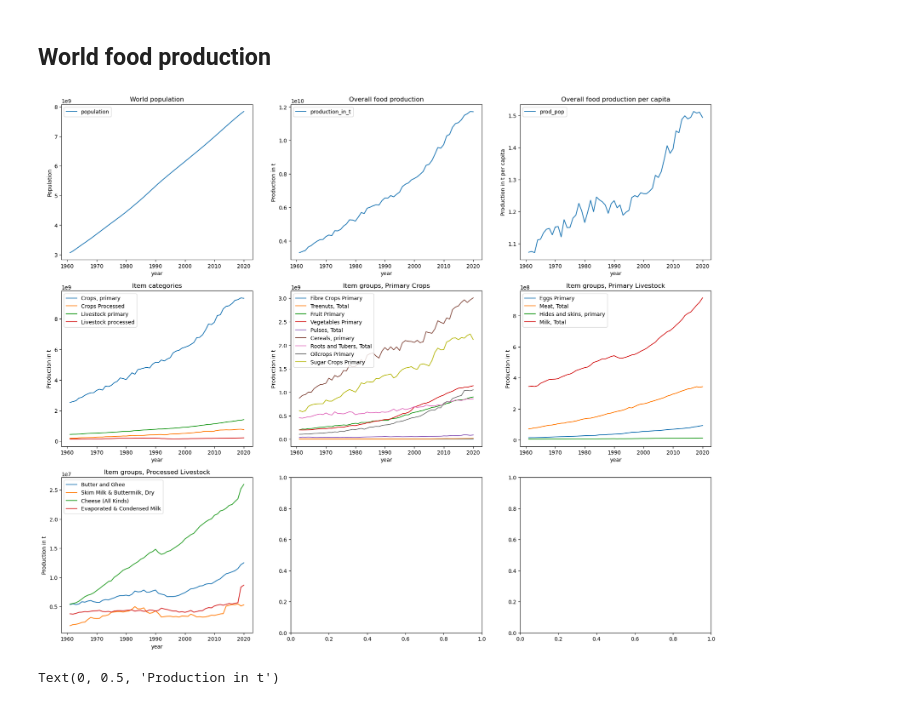
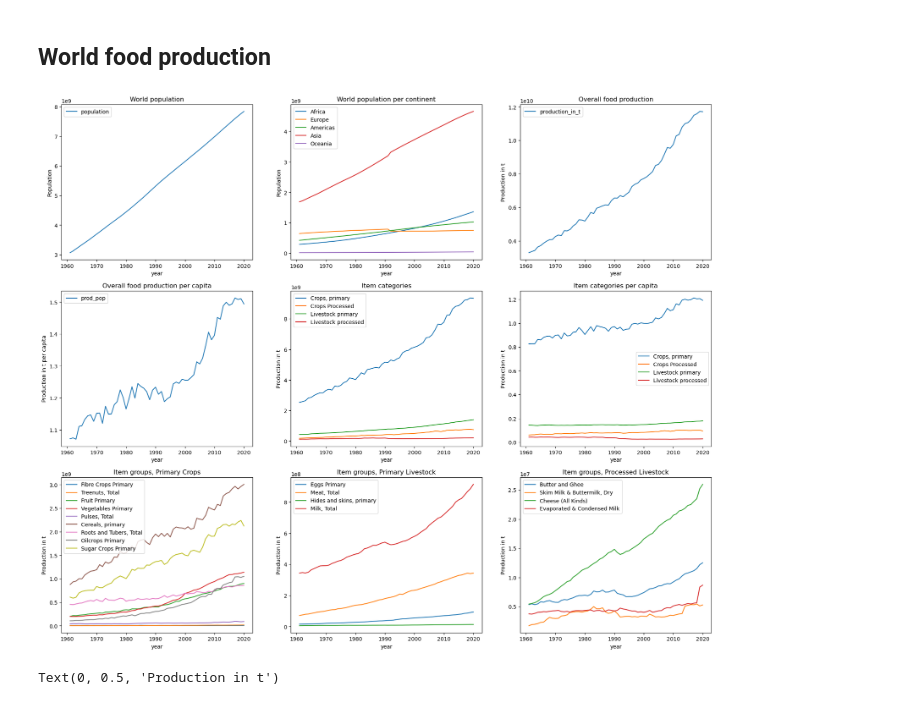
Before and after one commit to kostinam/neuefische-capstone, a Jupyter notebook: cl-eda.ipynb, the cells around one changed output. Cells and saved outputs as stored; diff of their text form; code cells hidden in the pictures.

```diff
--- a/cl-eda.ipynb
+++ b/cl-eda.ipynb
@@ -4,12 +4,12 @@ import matplotlib.pyplot as plt
 import _functions_sql as fs
 # %%
 # import from database
-df_prod_emis = fs.get_dataframe("SELECT *, case when emissions_co2eq_in_kt is null then emissions_co2eq_calc_in_kt else emissions_co2eq_in_kt end as emissions_co2eq_combined_in_kt from production_and_emissions")
+df_prod_emis = fs.get_dataframe("SELECT * from production_and_emissions_new")
 # %%
 df_prod_emis['prod_pop'] = df_prod_emis['production_in_t'] / df_prod_emis['population']
 df_prod_emis['emis_pop'] = df_prod_emis['emissions_co2eq_combined_in_kt'] / df_prod_emis['population']
 df_prod_emis = df_prod_emis[df_prod_emis['item_category'] != 'Live Animals']
-df_prod_emis = df_prod_emis[df_prod_emis['area'] != 'China']
+df_prod_emis = df_prod_emis[~df_prod_emis['country'].isin(['China', 'China, Hong Kong SAR'])]
 # %%
 df_prod_emis.info()
 # %% [output]
@@ -33,63 +33,81 @@ memory usage: 256.6+ MB
 # %% [markdown]
 ## World food production
 # %%
-world_production = df_prod_emis[(df_prod_emis.area == 'World') & (df_prod_emis.year != 2021)]
+world_production = df_prod_emis[(df_prod_emis.country == 'World') & (df_prod_emis.year != 2021)]
+continent_production = df_prod_emis[(df_prod_emis.country != 'World') & (df_prod_emis.year != 2021)]
 # %%
 item_categories = world_production.item_category.unique().tolist()
 item_groups_crops_primary = world_production[(world_production.item_group != '-') & (world_production.item_category == 'Crops, primary')].item_group.unique().tolist()
 item_groups_livestock_primary = world_production[(world_production.item_group != '-') & (world_production.item_category == 'Livestock primary')].item_group.unique().tolist()
 item_groups_livestock_processed = world_production[(world_production.item_group != '-') & (world_production.item_category == 'Livestock processed')].item_group.unique().tolist()
+continents = continent_production.continent.unique().tolist()
 # %%
 world_production_grouped_0 = world_production[['year', 'population']].groupby(['year'], as_index=False).max()
+world_production_grouped_5 = continent_production[['year', 'country', 'continent', 'population']].groupby(['year', 'country', 'continent'], as_index=False).max()
+world_production_grouped_5 = world_production_grouped_5[['year', 'continent', 'population']].groupby(['year', 'continent'], as_index=False).sum()
 world_production_grouped_1 = world_production[['year', 'production_in_t']].groupby(['year'], as_index=False).sum()
 world_production_grouped_2 = world_production[['year', 'prod_pop']].groupby(['year'], as_index=False).sum()
+world_production_grouped_6 = world_production[['year', 'item_category', 'prod_pop']].groupby(['year', 'item_category'], as_index=False).sum()
 world_production_grouped_3 = world_production[['year', 'item_category', 'production_in_t']].groupby(['year', 'item_category'], as_index=False).sum()
 world_production_grouped_4 = world_production[['year', 'item_group', 'production_in_t']].groupby(['year', 'item_group'], as_index=False).sum()
 
 fig, axes = plt.subplots(3, 3, figsize=(22, 18))
 
 world_production_grouped_0.plot(x='year', y='population', ax=axes[0][0])
 axes[0][0].legend()
 axes[0][0].set_ylabel('Population')
 axes[0][0].set_title('World population')
 
-world_production_grouped_1.plot(x='year', y='production_in_t', ax=axes[0][1])
-axes[0][1].legend()
-axes[0][1].set_ylabel('Production in t')
-axes[0][1].set_title('Overall food production')
+for continent in continents:
+    world_production_grouped_5[world_production_grouped_5.continent == continent].plot(x='year', y='population', ax=axes[0][1], label=continent)
+    axes[0][1].legend()
+    axes[0][1].set_ylabel('Population')
+    axes[0][1].set_title('World population per continent')
 
-world_production_grouped_2.plot(x='year', y='prod_pop', ax=axes[0][2])
+world_production_grouped_1.plot(x='year', y='production_in_t', ax=axes[0][2])
 axes[0][2].legend()
-axes[0][2].set_ylabel('Production in t per capita')
-axes[0][2].set_title('Overall food production per capita')
+axes[0][2].set_ylabel('Production in t')
+axes[0][2].set_title('Overall food production')
+
+world_production_grouped_2.plot(x='year', y='prod_pop', ax=axes[1][0])
+axes[1][0].legend()
+axes[1][0].set_ylabel('Production in t per capita')
+axes[1][0].set_title('Overall food production per capita')
 
 # Iterate over item categories
 for item_category in item_categories:
-    world_production_grouped_3[world_production_grouped_3.item_category == item_category].plot(x='year', y='production_in_t', ax=axes[1][0], label=item_category)
-    axes[1][0].legend()
-    axes[1][0].set_ylabel('Production in t')
-    axes[1][0].set_title('Item categories')
+    world_production_grouped_3[world_production_grouped_3.item_category == item_category].plot(x='year', y='production_in_t', ax=axes[1][1], label=item_category)
+    axes[1][1].legend()
+    axes[1][1].set_ylabel('Production in t')
+    axes[1][1].set_title('Item categories')
+
+# Iterate over item categories
+for item_category in item_categories:
+    world_production_grouped_6[world_production_grouped_6.item_category == item_category].plot(x='year', y='prod_pop', ax=axes[1][2], label=item_category)
+    axes[1][2].legend()
+    axes[1][2].set_ylabel('Production in t')
+    axes[1][2].set_title('Item categories per capita')
 
 # Iterate over item groups for primary crops
 for item_group in item_groups_crops_primary:
-    world_production_grouped_4[world_production_grouped_4.item_group == item_group].plot(x='year', y='production_in_t', ax=axes[1][1], label=item_group)
-    axes[1][1].legend()
-    axes[1][1].set_ylabel('Production in t')
-    axes[1][1].set_title('Item groups, Primary Crops')
+    world_production_grouped_4[world_production_grouped_4.item_group == item_group].plot(x='year', y='production_in_t', ax=axes[2][0], label=item_group)
+    axes[2][0].legend()
+    axes[2][0].set_ylabel('Production in t')
+    axes[2][0].set_title('Item groups, Primary Crops')
 
 # Iterate over item groups for primary livestock
 for item_group in item_groups_livestock_primary:
-    world_production_grouped_4[world_production_grouped_4.item_group == item_group].plot(x='year', y='production_in_t', ax=axes[1][2], label=item_group)
-    axes[1][2].legend()
-    axes[1][2].set_ylabel('Production in t')
-    axes[1][2].set_title('Item groups, Primary Livestock')
+    world_production_grouped_4[world_production_grouped_4.item_group == item_group].plot(x='year', y='production_in_t', ax=axes[2][1], label=item_group)
+    axes[2][1].legend()
+    axes[2][1].set_ylabel('Production in t')
+    axes[2][1].set_title('Item groups, Primary Livestock')
 
 # Iterate over item groups for processed livestock
 for item_group in item_groups_livestock_processed:
-    world_production_grouped_4[world_production_grouped_4.item_group == item_group].plot(x='year', y='production_in_t', ax=axes[2][0], label=item_group)
-    axes[2][0].legend()
-    axes[2][0].set_ylabel('Production in t')
-    axes[2][0].set_title('Item groups, Processed Livestock')
+    world_production_grouped_4[world_production_grouped_4.item_group == item_group].plot(x='year', y='production_in_t', ax=axes[2][2], label=item_group)
+    axes[2][2].legend()
+    axes[2][2].set_ylabel('Production in t')
+    axes[2][2].set_title('Item groups, Processed Livestock')
 # %% [output]
-[figure, old version]
+[figure, new version]
 # %%
```
Also changed, not shown: parts of 26 cells of this notebook.
